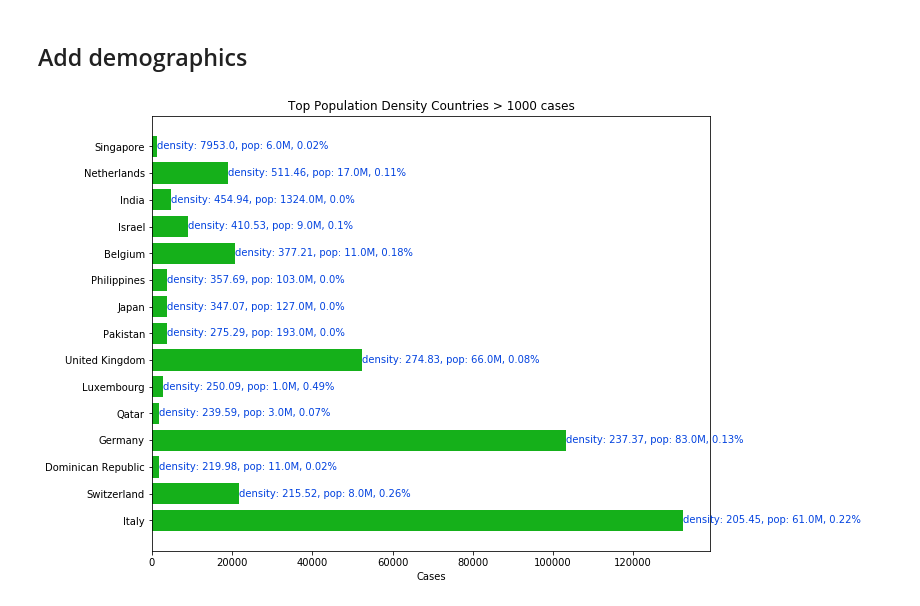
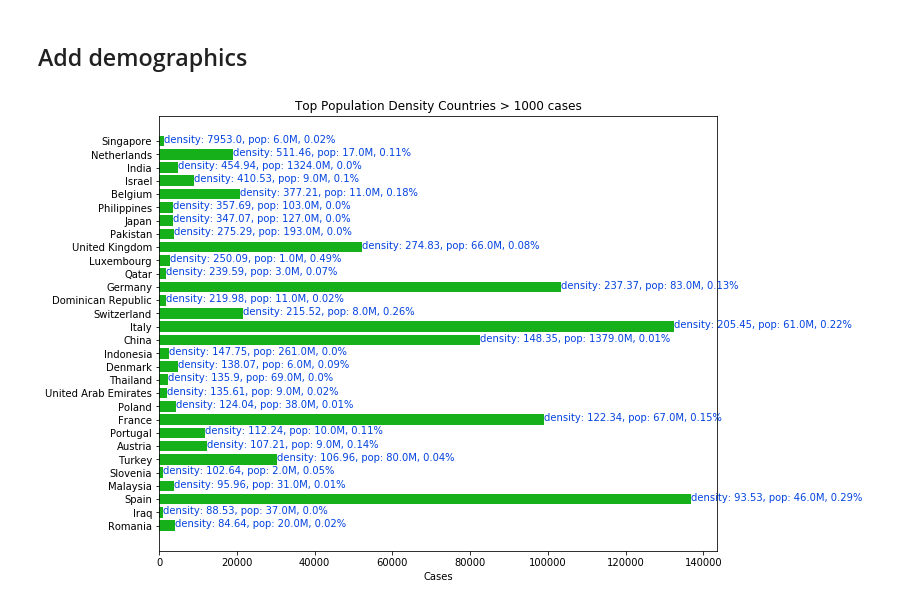
Before and after one commit to dougfoo/machineLearning, a Jupyter notebook: covid/COVID-global-clustering.ipynb, the cells around one changed output. Drawn from its saved outputs; the diff is of its cells as text; code cells hidden in the pictures.

```diff
--- a/covid/COVID-global-clustering.ipynb
+++ b/covid/COVID-global-clustering.ipynb
@@ -158,27 +167,27 @@ display(popdensity.head(), df_gmerged2.head().sort_values(by='Population', ascen
 # %%
-max_ctys = 15
+max_ctys = 30
 fig,ax1 = plt.subplots(figsize=(10, 8))
 
 df_gmerged_h = df_gmerged2[df_gmerged2['Cases'] > 1000].sort_values(by=['popdensity'],ascending=False).head(max_ctys)
 
 ax1.set_xlabel('Cases')
 ax1.set_xscale('linear')
 ax1.barh(df_gmerged_h['Country/Region'], df_gmerged_h['Cases'], color='xkcd:green')
 for n,i in enumerate(ax1.patches):
     ax1.text(i.get_width()+.02, i.get_y()+.5,'density: '+str(df_gmerged_h['popdensity'].iloc[n:n+1].round(2).item()) + ', pop: '+str(df_gmerged_h['Population'].iloc[n:n+1].div(1000000).round(0).item()) +'M, '+str(df_gmerged_h['% of pop'].iloc[n:n+1].round(2).item())  +'%', color='xkcd:blue')
 
 # ax2 = ax1.twiny()
 # ax2.set_xscale('linear')
 # ax2.set(xlim=[0, 10])   # get max min +/- buffer
 # ax2.set_xlabel('Population density', color='xkcd:red')
 # ax2.spines['top'].set_color('red')
 # ax2.tick_params(axis='x', colors='red')
 # ax2.barh(df_gmerged_h['Country/Region'], df_gmerged_h['popdensity'], color='xkcd:red')
 # for n,i in enumerate(ax2.patches):
 #     ax2.text(i.get_width()+.02, i.get_y()+.5,str(df_gmerged_h['popdensity'].iloc[n:n+1].item()), color='xkcd:red')
 
 plt.title('Top Population Density Countries > 1000 cases')
 plt.gca().invert_yaxis()
 plt.show()
 # %% [output]
-[figure, old version]
+[figure, new version]
```
Also changed, not shown: parts of 1 cell of this notebook, 1 other file.
